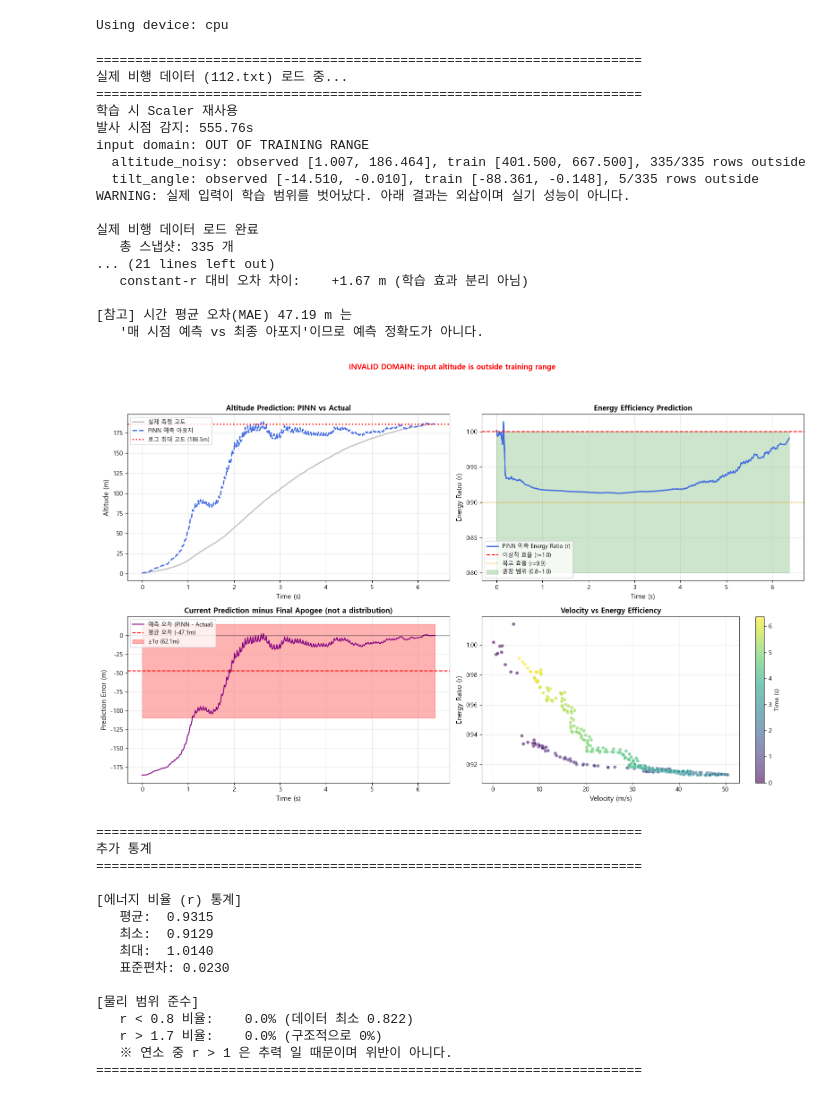
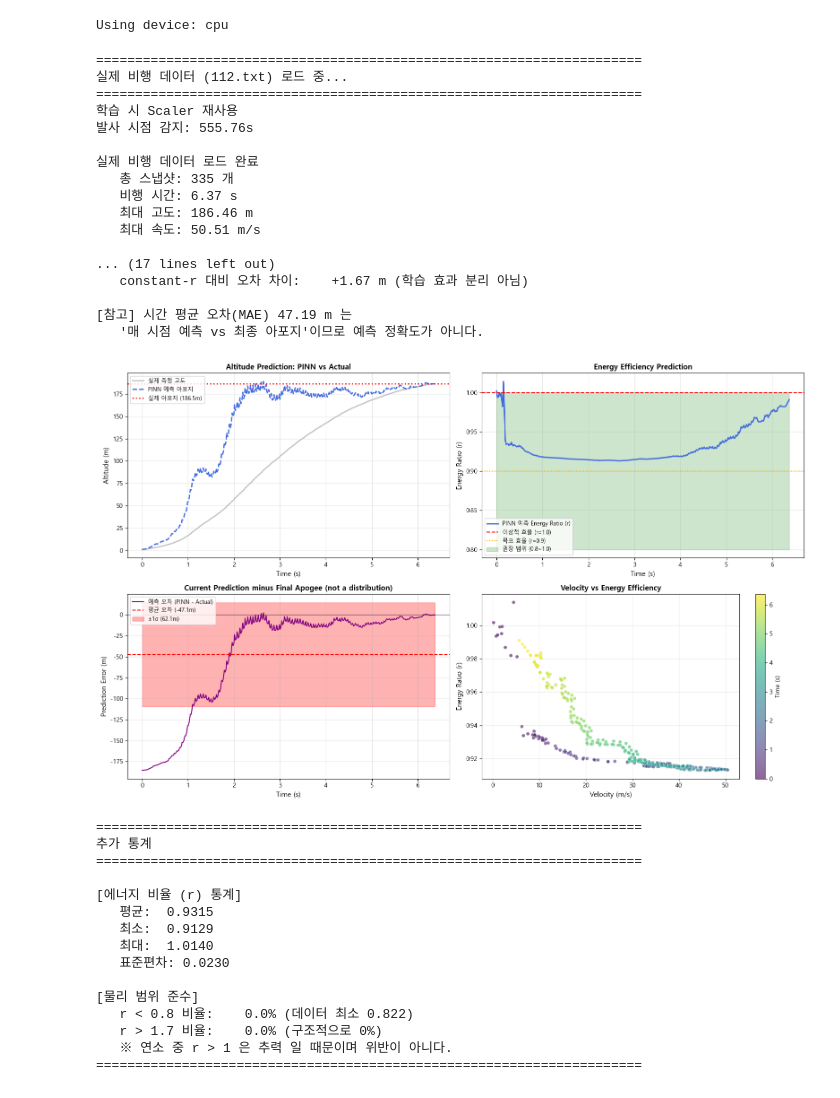
Before and after one commit to postech-psi/psintelligence, a Jupyter notebook: step3-ANN&PINN.ipynb, the cells around one changed output. Cells and saved outputs as stored; diff of their text form; code cells hidden in the pictures.

```diff
--- a/step3-ANN&PINN.ipynb
+++ b/step3-ANN&PINN.ipynb
@@ -1229,17 +1229,6 @@ feature_cols = ['time', 'altitude_noisy', 'velocity_z', 'acceleration_noisy',
 df_real, X_real_scaled = load_and_preprocess_real_data(
     file_path, feature_scaler, feature_cols
 )
-
-from inference_guard import check_feature_domain, format_domain_violations
-_train_raw = train_df[feature_cols]
-_domain_violations = check_feature_domain(
-    df_real, feature_cols,
-    _train_raw.min().to_dict(), _train_raw.max().to_dict(),
-)
-_REAL_DOMAIN_OK = not _domain_violations
-print(format_domain_violations(_domain_violations))
-if not _REAL_DOMAIN_OK:
-    print("WARNING: 실제 입력이 학습 범위를 벗어났다. 아래 결과는 외삽이며 실기 성능이 아니다.")
 
 print(f"\n실제 비행 데이터 로드 완료")
 print(f"   총 스냅샷: {len(df_real)} 개")
@@ -1300,13 +1289,13 @@ h_const_r = altitude_actual + h_theo_gain * 1.0
 const_r_final = h_const_r[-1] - true_apogee
 
 print("\n" + "="*70)
-print("PINN 실제 비행 데이터 — 외삽 진단 (실기 성능 아님)")
+print("PINN 실제 비행 데이터 검증 결과")
 print("="*70)
 
-print(f"\n[최종 시점 아포지 진단]")
-print(f"   로그 최대 고도:        {true_apogee:8.2f} m (독립 계측값 아님)")
-print(f"   반환된 PINN 예측:      {h_pinn_np[-1]:8.2f} m")
-print(f"   clamp 후 오차(성능 아님): {final_error:+8.2f} m")
+print(f"\n[최종 시점 아포지 예측]")
+print(f"   실제 아포지:          {true_apogee:8.2f} m")
+print(f"   PINN 예측 아포지:     {h_pinn_np[-1]:8.2f} m")
+print(f"   PINN 아포지 오차:     {final_error:+8.2f} m")
 print(f"   constant-r (r=1) 오차:{const_r_final:+8.2f} m")
 print(f"   clamp 전 PINN 오차:    {_h_raw[-1] - true_apogee:+8.2f} m")
 print(f"   projected model 오차:  {_h_clamped[-1] - true_apogee:+8.2f} m")
@@ -1329,7 +1318,7 @@ ax1.plot(df_real['time'], altitude_actual, '-', color=colors['actual'],
 ax1.plot(df_real['time'], h_pinn_np, '--', color=colors['pinn'],
          linewidth=2, label='PINN 예측 아포지')
 ax1.axhline(y=altitude_actual.max(), color='red', linestyle=':',
-            linewidth=2, label=f'로그 최대 고도 ({altitude_actual.max():.1f}m)')
+            linewidth=2, label=f'실제 아포지 ({altitude_actual.max():.1f}m)')
 ax1.set_xlabel('Time (s)', fontsize=11)
 ax1.set_ylabel('Altitude (m)', fontsize=11)
 ax1.set_title('Altitude Prediction: PINN vs Actual', fontsize=12, fontweight='bold')
@@ -1383,12 +1372,7 @@ ax4.grid(True, alpha=0.3)
 cbar = plt.colorbar(scatter, ax=ax4)
 cbar.set_label('Time (s)', fontsize=10)
 
-if not _REAL_DOMAIN_OK:
-    fig.suptitle('INVALID DOMAIN: input altitude is outside training range',
-                 color='red', fontsize=12, fontweight='bold', y=0.995)
-    plt.tight_layout(rect=[0, 0, 1, 0.95])
-else:
-    plt.tight_layout()
+plt.tight_layout()
 plt.savefig('./data/pinn_real_flight_validation.png', dpi=150, bbox_inches='tight')
 plt.show()
 
@@ -1400,39 +1384,39 @@ print("="*70)
 # 에너지 비율 통계
 print(f"\n[에너지 비율 (r) 통계]")
 print(f"   평균:  {np.mean(r_pred_np):.4f}")
 print(f"   최소:  {np.min(r_pred_np):.4f}")
 print(f"   최대:  {np.max(r_pred_np):.4f}")
 print(f"   표준편차: {np.std(r_pred_np):.4f}")
 
 # 물리 법칙 준수 여부 (r 범위는 0.3~1.7)
 r_below_08 = np.mean(r_pred_np < 0.8) * 100
 r_above_17 = np.mean(r_pred_np > 1.7) * 100
 
 print(f"\n[물리 범위 준수]")
 print(f"   r < 0.8 비율:  {r_below_08:5.1f}% (데이터 최소 0.822)")
 print(f"   r > 1.7 비율:  {r_above_17:5.1f}% (구조적으로 0%)")
 print("   ※ 연소 중 r > 1 은 추력 일 때문이며 위반이 아니다.")
 
 print("="*70)
 # %% [output]
 ======================================================================
 실제 비행 데이터 (112.txt) 로드 중...
 ======================================================================
 학습 시 Scaler 재사용
 발사 시점 감지: 555.76s
-input domain: OUT OF TRAINING RANGE
-  altitude_noisy: observed [1.007, 186.464], train [401.500, 667.500], 335/335 rows outside
-  tilt_angle: observed [-14.510, -0.010], train [-88.361, -0.148], 5/335 rows outside
-WARNING: 실제 입력이 학습 범위를 벗어났다. 아래 결과는 외삽이며 실기 성능이 아니다.
 
 실제 비행 데이터 로드 완료
    총 스냅샷: 335 개
-... (21 lines left out)
+   비행 시간: 6.37 s
+   최대 고도: 186.46 m
+   최대 속도: 50.51 m/s
+
+... (17 lines left out)
    constant-r 대비 오차 차이:    +1.67 m (학습 효과 분리 아님)
 
 [참고] 시간 평균 오차(MAE) 47.19 m 는
    '매 시점 예측 vs 최종 아포지'이므로 예측 정확도가 아니다.
-[figure, old version]
+[figure, new version]
 ======================================================================
 추가 통계
 ======================================================================
```
Also changed, not shown: parts of 1 cell of this notebook, 22 other files.
